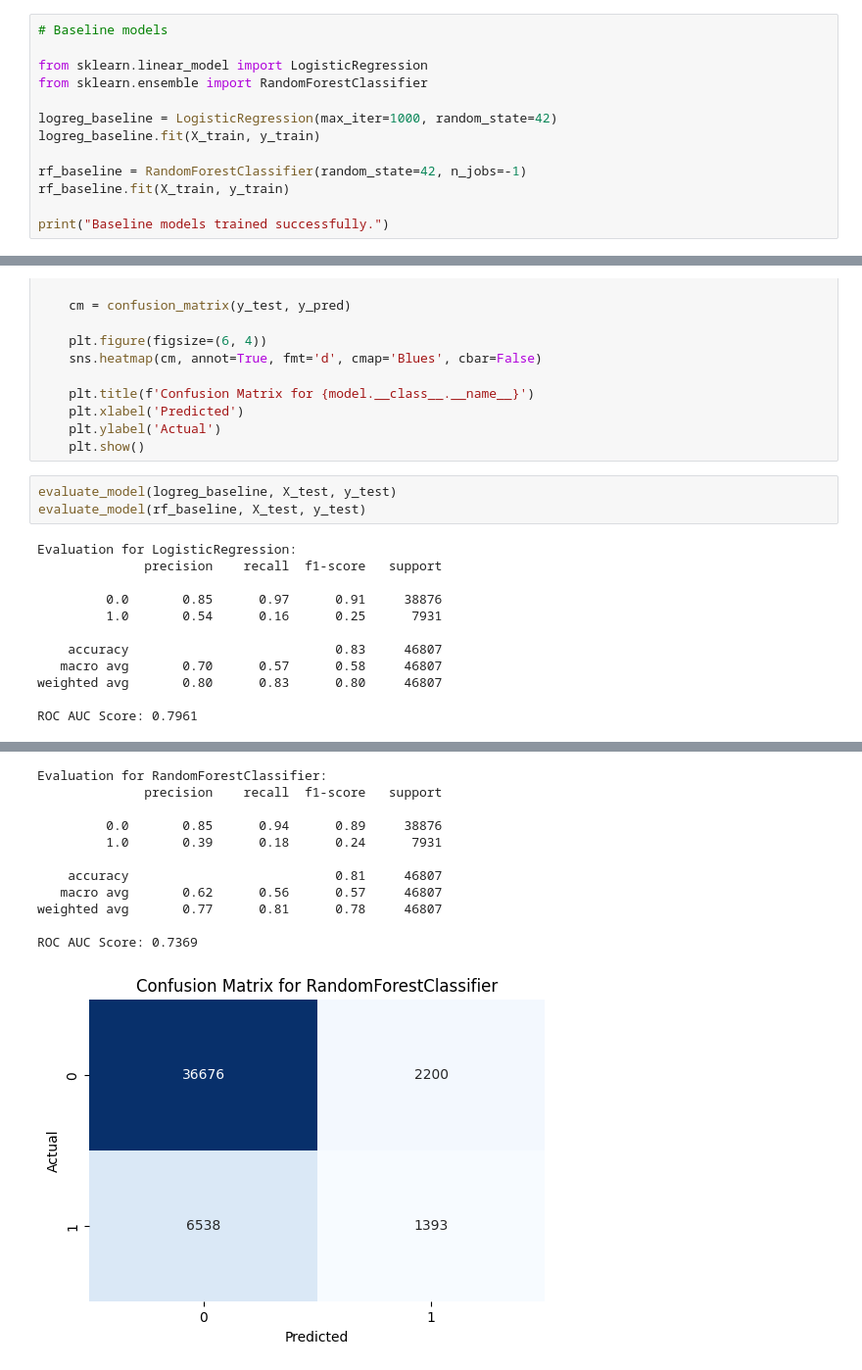
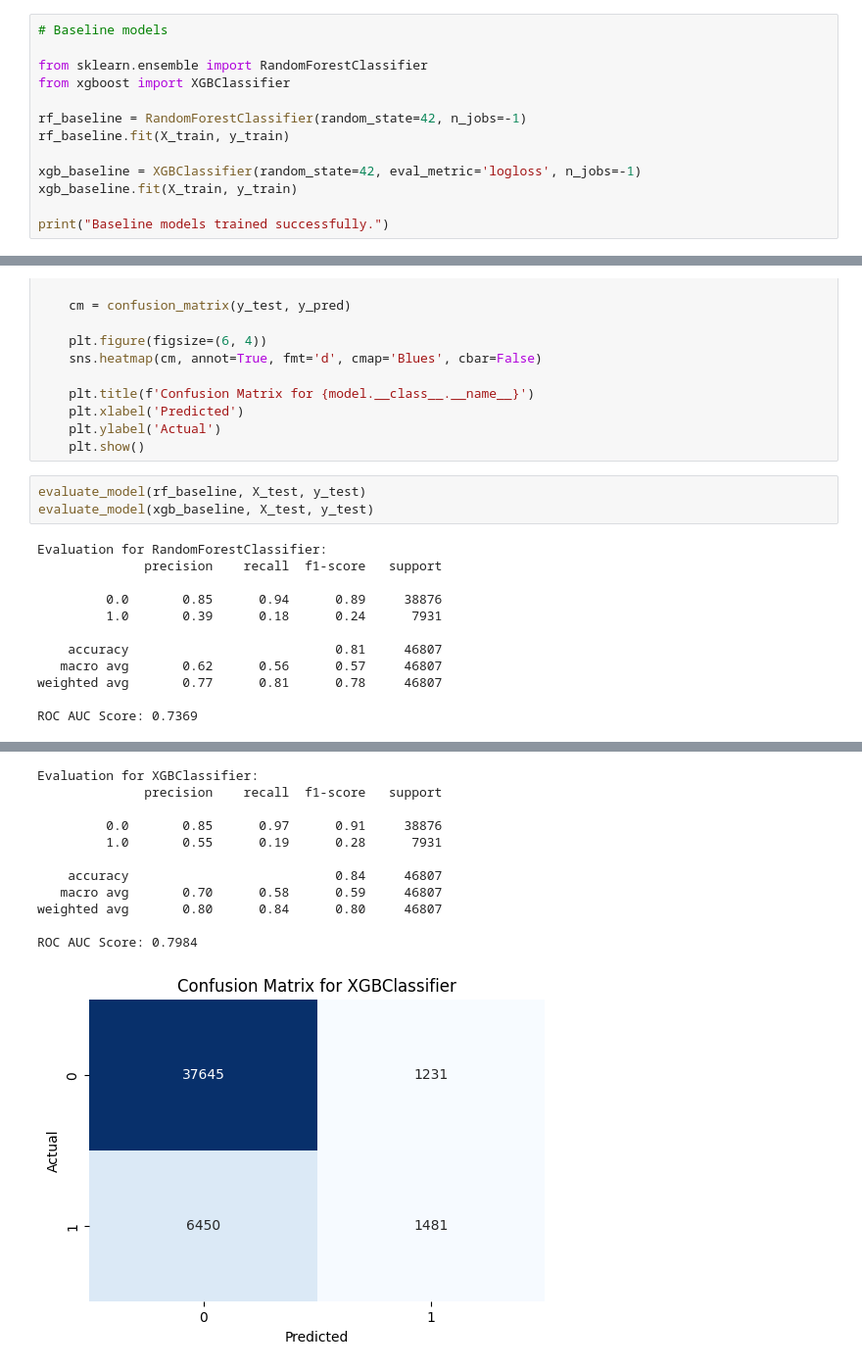
Before and after one commit to ausathdzil/diabetes-prediction, a Jupyter notebook: notebooks/diabetes_prediction.ipynb, the cells around one changed output, grey strips where cells are left out. Shown at 98% size. Drawn from its saved outputs; the diff is of its cells as text.

Commit message:
feat: use SMOTEENN and xgboost

```diff
--- a/notebooks/diabetes_prediction.ipynb
+++ b/notebooks/diabetes_prediction.ipynb
@@ -128,15 +128,15 @@ Testing set shape: X=(46807, 21), y=(46807,)
 # %%
 # Baseline models
 
-from sklearn.linear_model import LogisticRegression
 from sklearn.ensemble import RandomForestClassifier
-
-logreg_baseline = LogisticRegression(max_iter=1000, random_state=42)
-logreg_baseline.fit(X_train, y_train)
+from xgboost import XGBClassifier
 
 rf_baseline = RandomForestClassifier(random_state=42, n_jobs=-1)
 rf_baseline.fit(X_train, y_train)
 
+xgb_baseline = XGBClassifier(random_state=42, eval_metric='logloss', n_jobs=-1)
+xgb_baseline.fit(X_train, y_train)
+
 print("Baseline models trained successfully.")
 # %% [output]
 Baseline models trained successfully.
@@ -161,17 +161,17 @@ def evaluate_model(model, X_test, y_test):
     plt.ylabel('Actual')
     plt.show()
 # %%
-evaluate_model(logreg_baseline, X_test, y_test)
 evaluate_model(rf_baseline, X_test, y_test)
+evaluate_model(xgb_baseline, X_test, y_test)
 # %% [output]
-Evaluation for LogisticRegression:
+Evaluation for RandomForestClassifier:
               precision    recall  f1-score   support
 
-         0.0       0.85      0.97      0.91     38876
-         1.0       0.54      0.16      0.25      7931
+         0.0       0.85      0.94      0.89     38876
+         1.0       0.39      0.18      0.24      7931
 
-    accuracy                           0.83     46807
-   macro avg       0.70      0.57      0.58     46807
-weighted avg       0.80      0.83      0.80     46807
+    accuracy                           0.81     46807
+   macro avg       0.62      0.56      0.57     46807
+weighted avg       0.77      0.81      0.78     46807
 
-ROC AUC Score: 0.7961
+ROC AUC Score: 0.7369
@@ -179,12 +179,12 @@ ROC AUC Score: 0.7961
-Evaluation for RandomForestClassifier:
+Evaluation for XGBClassifier:
               precision    recall  f1-score   support
 
-         0.0       0.85      0.94      0.89     38876
-         1.0       0.39      0.18      0.24      7931
+         0.0       0.85      0.97      0.91     38876
+         1.0       0.55      0.19      0.28      7931
 
-    accuracy                           0.81     46807
-   macro avg       0.62      0.56      0.57     46807
-weighted avg       0.77      0.81      0.78     46807
+    accuracy                           0.84     46807
+   macro avg       0.70      0.58      0.59     46807
+weighted avg       0.80      0.84      0.80     46807
 
-ROC AUC Score: 0.7369
+ROC AUC Score: 0.7984
-[figure, old version]
+[figure, new version]
```
Also changed, not shown: parts of 4 cells of this notebook.
